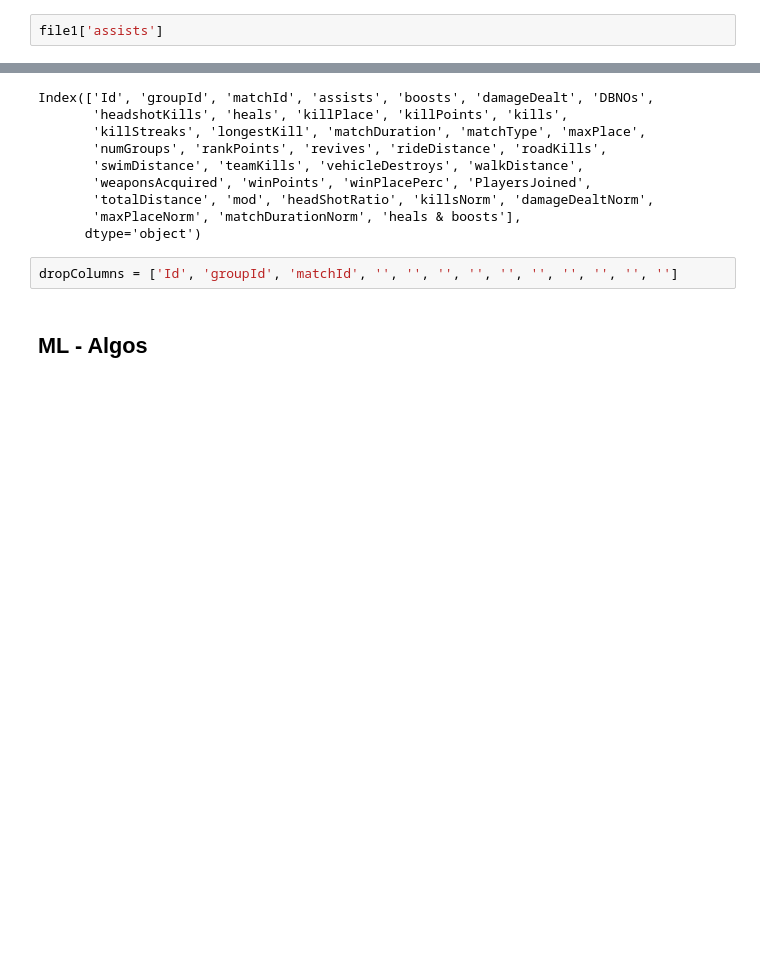
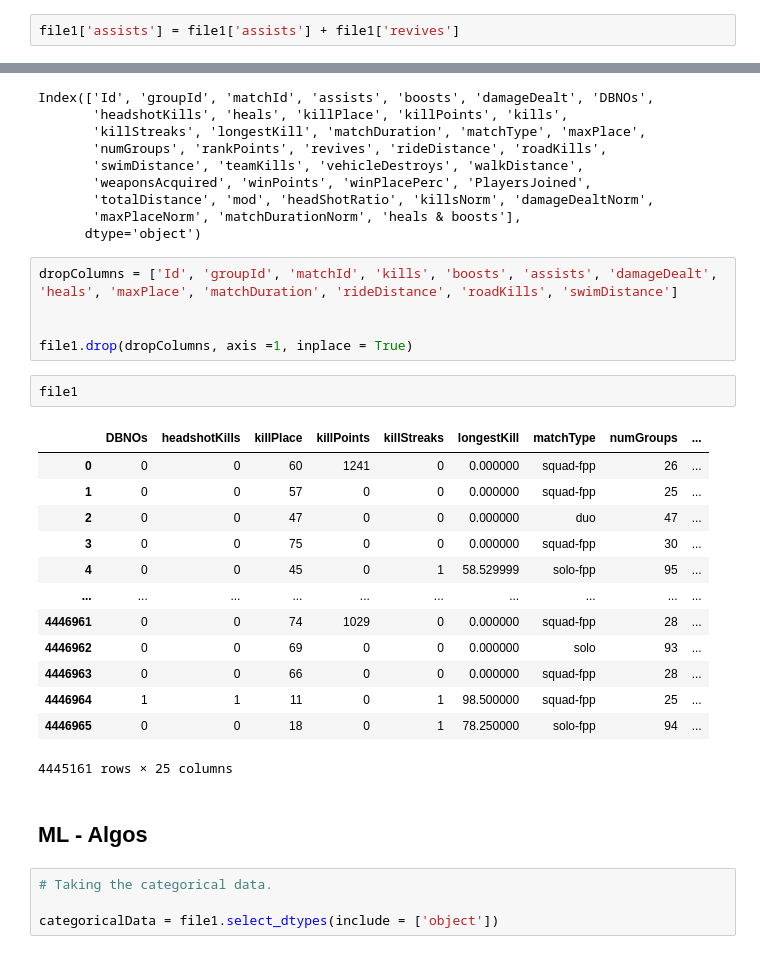
Before and after one commit to Vikram-kaki/Data-Science, a Jupyter notebook: Machine Learning/Projects/PUBG/NoteBook.ipynb, the cells around one changed output, grey strips where cells are left out. Saved outputs shown, nothing was run; the diff lists cells and outputs as text; blank space fills up the shorter version.

```diff
--- a/Machine Learning/Projects/PUBG/NoteBook.ipynb
+++ b/Machine Learning/Projects/PUBG/NoteBook.ipynb
@@ -492,7 +492,7 @@ file1['maxPlaceNorm'] =  file1['maxPlace'] * ratio
 file1['matchDurationNorm'] = file1['matchDuration'] * ratio
 file1['heals & boosts'] = file1['heals'] + file1['boosts']
 # %%
-file1['assists']
+file1['assists'] = file1['assists'] + file1['revives']
 # %%
 file1.columns
 # %% [output]
@@ -505,7 +505,30 @@ Index(['Id', 'groupId', 'matchId', 'assists', 'boosts', 'damageDealt', 'DBNOs',
        'totalDistance', 'mod', 'headShotRatio', 'killsNorm', 'damageDealtNorm',
        'maxPlaceNorm', 'matchDurationNorm', 'heals & boosts'],
       dtype='object')
-# %%
-dropColumns = ['Id', 'groupId', 'matchId', '', '', '', '', '', '', '', '', '', '']
+# %%
+dropColumns = ['Id', 'groupId', 'matchId', 'kills', 'boosts', 'assists', 'damageDealt', 'heals', 'maxPlace', 'matchDuration', 'rideDistance', 'roadKills', 'swimDistance']
+
+
+file1.drop(dropColumns, axis =1, inplace = True)
+# %%
+file1
+# %% [output]
+|  | DBNOs | headshotKills | killPlace | killPoints | killStreaks | longestKill | matchType | numGroups | ... |
+| 0 | 0 | 0 | 60 | 1241 | 0 | 0.000000 | squad-fpp | 26 | ... |
+| 1 | 0 | 0 | 57 | 0 | 0 | 0.000000 | squad-fpp | 25 | ... |
+| 2 | 0 | 0 | 47 | 0 | 0 | 0.000000 | duo | 47 | ... |
+| 3 | 0 | 0 | 75 | 0 | 0 | 0.000000 | squad-fpp | 30 | ... |
+| 4 | 0 | 0 | 45 | 0 | 1 | 58.529999 | solo-fpp | 95 | ... |
+| ... | ... | ... | ... | ... | ... | ... | ... | ... | ... |
+| 4446961 | 0 | 0 | 74 | 1029 | 0 | 0.000000 | squad-fpp | 28 | ... |
+| 4446962 | 0 | 0 | 69 | 0 | 0 | 0.000000 | solo | 93 | ... |
+| 4446963 | 0 | 0 | 66 | 0 | 0 | 0.000000 | squad-fpp | 28 | ... |
+| 4446964 | 1 | 1 | 11 | 0 | 1 | 98.500000 | squad-fpp | 25 | ... |
+| 4446965 | 0 | 0 | 18 | 0 | 1 | 78.250000 | solo-fpp | 94 | ... |
+4445161 rows × 25 columns
 # %% [markdown]
 ## ML - Algos
+# %%
+# Taking the categorical data.
+
+categoricalData = file1.select_dtypes(include = ['object'])
```
Also changed, not shown: parts of 17 cells of this notebook.
